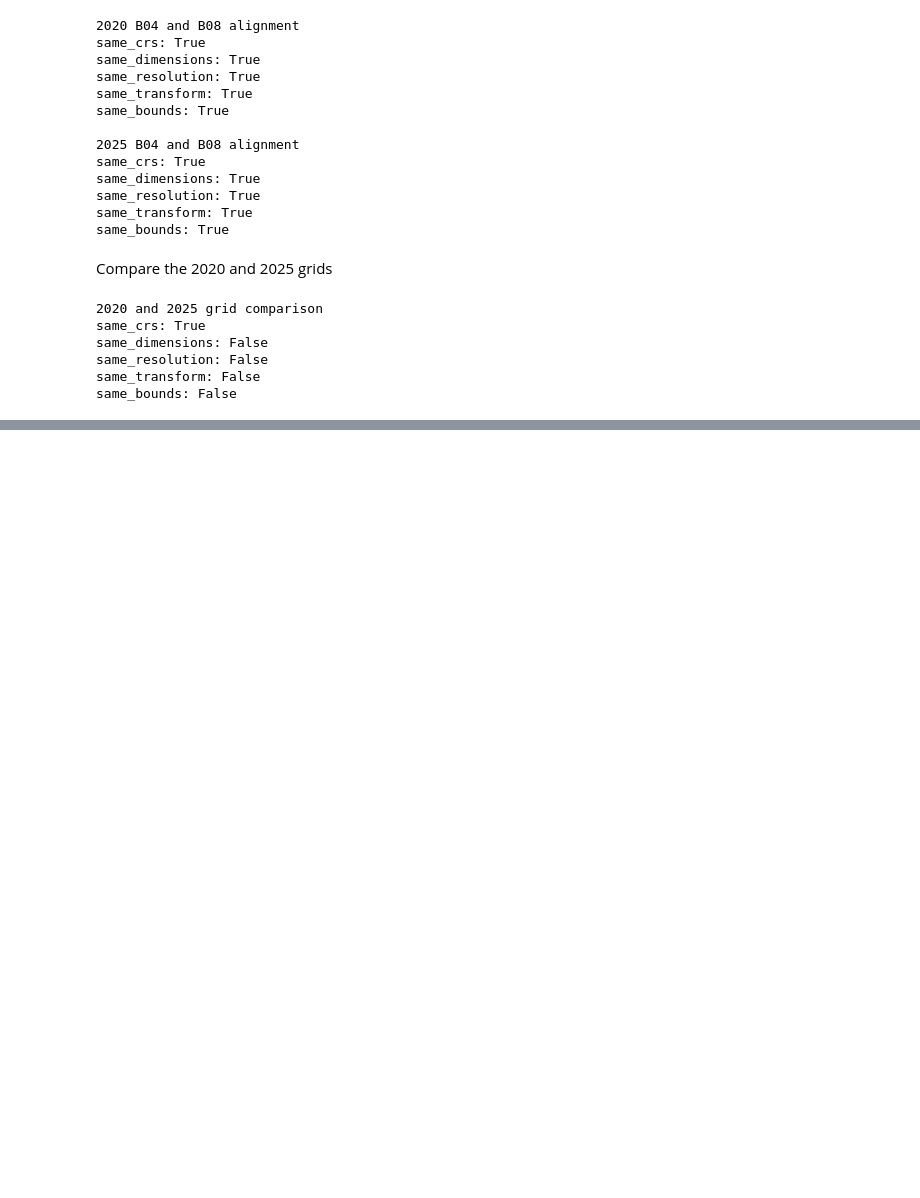
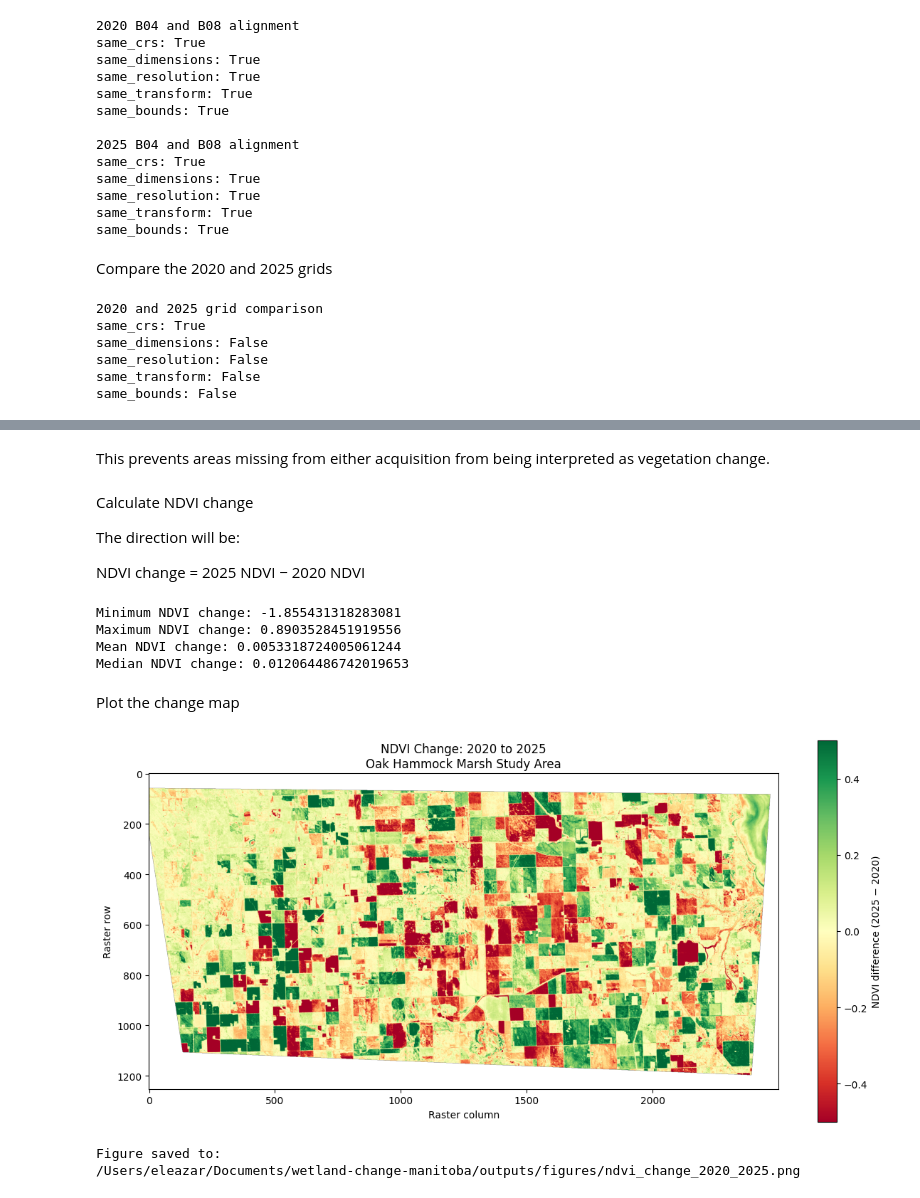
Before and after one commit to DiazHumberto/wetland-change-manitoba, a Jupyter notebook: notebooks/02_change_detection.ipynb, the cells around one changed output, grey strips where cells are left out. Cells and saved outputs as stored; diff of their text form; code cells hidden in the pictures; blank space fills up the shorter version.

Commit message:
Complete multi-temporal NDVI change detection analysis

```diff
--- a/notebooks/02_change_detection.ipynb
+++ b/notebooks/02_change_detection.ipynb
@@ -255,0 +464,71 @@ same_bounds: False
+# %% [markdown]
+This prevents areas missing from either acquisition from being interpreted as vegetation change.
+# %% [markdown]
+Calculate NDVI change
+
+The direction will be:
+
+NDVI change = 2025 NDVI − 2020 NDVI
+# %%
+ndvi_change = ndvi_2025_common - ndvi_2020_common
+
+print("Minimum NDVI change:", float(ndvi_change.min()))
+print("Maximum NDVI change:", float(ndvi_change.max()))
+print("Mean NDVI change:", float(ndvi_change.mean()))
+print("Median NDVI change:", float(np.ma.median(ndvi_change)))
+# %% [output]
+Minimum NDVI change: -1.855431318283081
+Maximum NDVI change: 0.8903528451919556
+Mean NDVI change: 0.0053318724005061244
+Median NDVI change: 0.012064486742019653
+# %% [markdown]
+Plot the change map
+# %%
+fig, ax = plt.subplots(figsize=(12, 7))
+
+change_image = ax.imshow(
+    ndvi_change,
+    cmap="RdYlGn",
+    vmin=-0.5,
+    vmax=0.5,
+)
+
+ax.set_title(
+    "NDVI Change: 2020 to 2025\n"
+    "Oak Hammock Marsh Study Area"
+)
+ax.set_xlabel("Raster column")
+ax.set_ylabel("Raster row")
+
+colorbar = fig.colorbar(
+    change_image,
+    ax=ax,
+    shrink=0.8,
+)
+
+colorbar.set_label("NDVI difference (2025 − 2020)")
+
+plt.tight_layout()
+
+figures_directory = project_root / "outputs" / "figures"
+figures_directory.mkdir(parents=True, exist_ok=True)
+
+change_figure_path = (
+    figures_directory
+    / "ndvi_change_2020_2025.png"
+)
+
+plt.savefig(
+    change_figure_path,
+    dpi=300,
+    bbox_inches="tight",
+)
+
+plt.show()
+
+print("Figure saved to:")
+print(change_figure_path)
+# %% [output]
+[figure, added]
+Figure saved to:
+/Users/eleazar/Documents/wetland-change-manitoba/outputs/figures/ndvi_change_2020_2025.png
```
Also changed, not shown: parts of 14 cells of this notebook, 1 other file.
